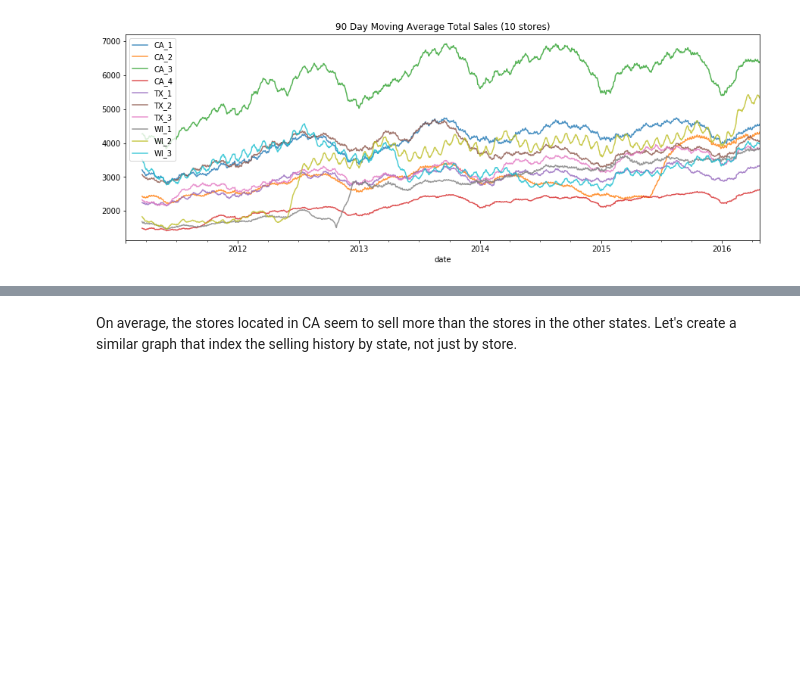
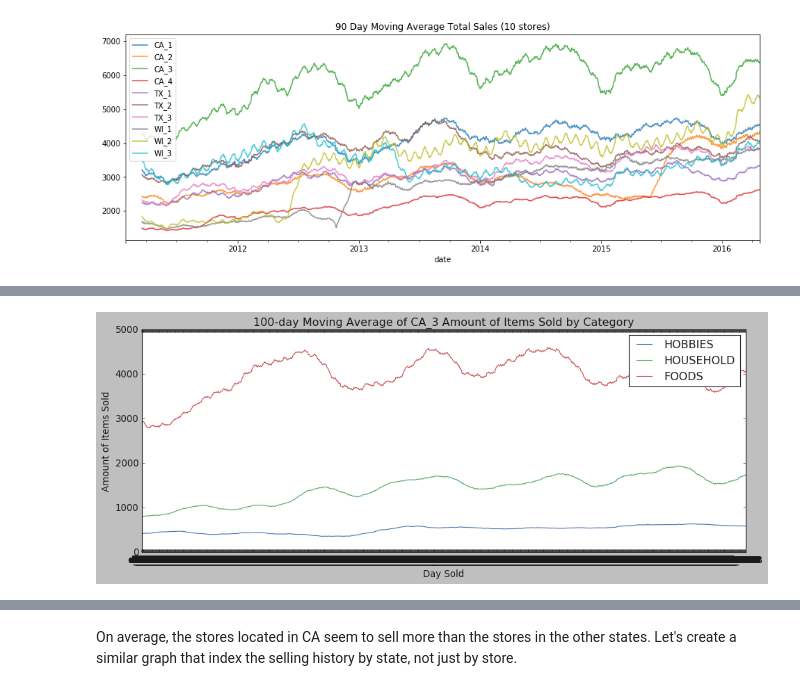
Before and after one commit to Luke-Gray/M5-Accuracy, a Jupyter notebook: M5 Basic EDA.ipynb, the cells around one changed output, grey strips where cells are left out. Saved outputs shown, nothing was run; the diff lists cells and outputs as text; code cells hidden in the pictures; blank space fills up the shorter version.

```diff
--- a/M5 Basic EDA.ipynb
+++ b/M5 Basic EDA.ipynb
@@ -276,0 +306,28 @@ plt.show()
+# %%
+def store_by_cat(store):
+    '''Plot the selling history of the specified store by category.
+
+    Args:
+        store(str): id of the store we are wanting to plot.
+
+    Returns:
+        matplotlib plot object of item sale history by category
+    '''
+    d_c = ['cat_id']+d_cols
+    store_cats = sales.loc[sales['store_id']==store][d_c]
+
+    plt.box('off')
+    plt.figure(figsize=(14,5))
+    for x in store_cats['cat_id'].unique():
+        cat_df = store_cats[store_cats['cat_id']==x][d_cols].sum(axis=0).T
+        cat_df = cat_df.rolling(100).mean()
+        vis = plt.plot(cat_df)
+        vis = plt.xlabel('Day Sold')
+        vis = plt.ylabel('Amount of Items Sold')
+        vis = plt.title('100-day Moving Average of %s Amount of Items Sold by Category' % (store))
+    plt.legend([x for x in store_cats['cat_id'].unique()])
+    plt.show()
+# %%
+store_by_cat('CA_3')
+# %% [output]
+[figure, added]
```
Also changed, not shown: parts of 20 cells of this notebook.
